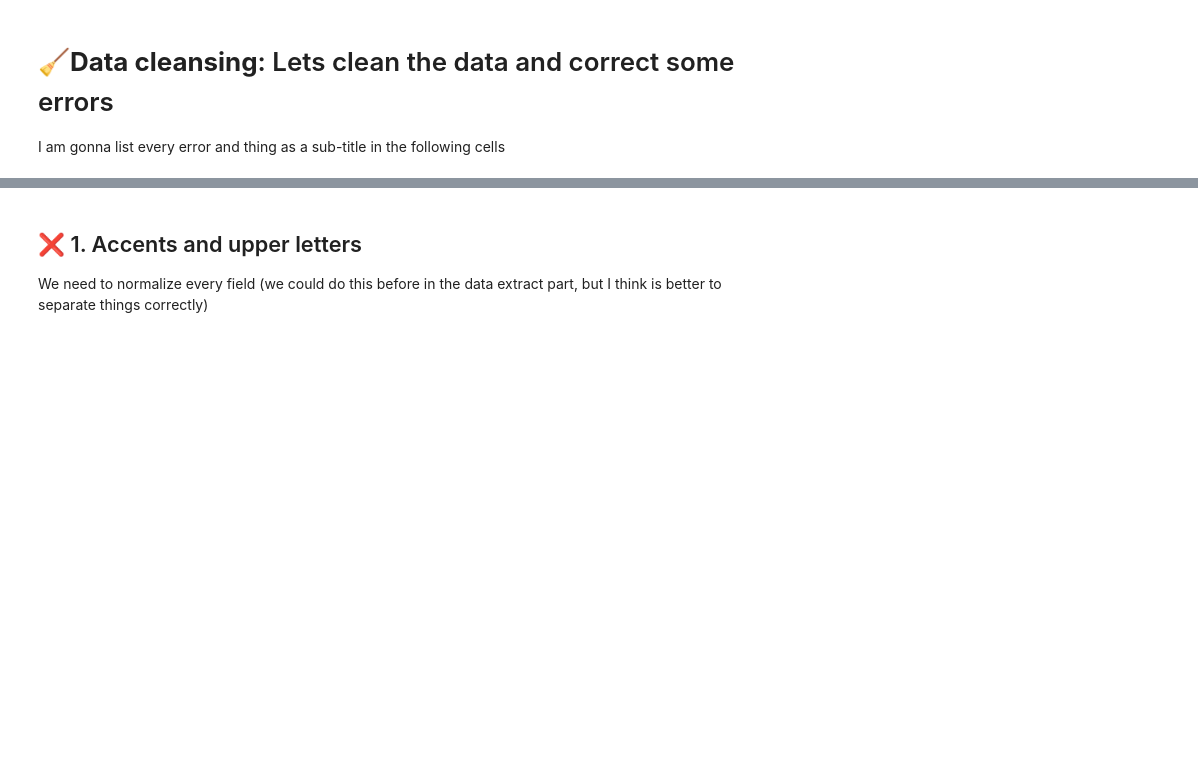
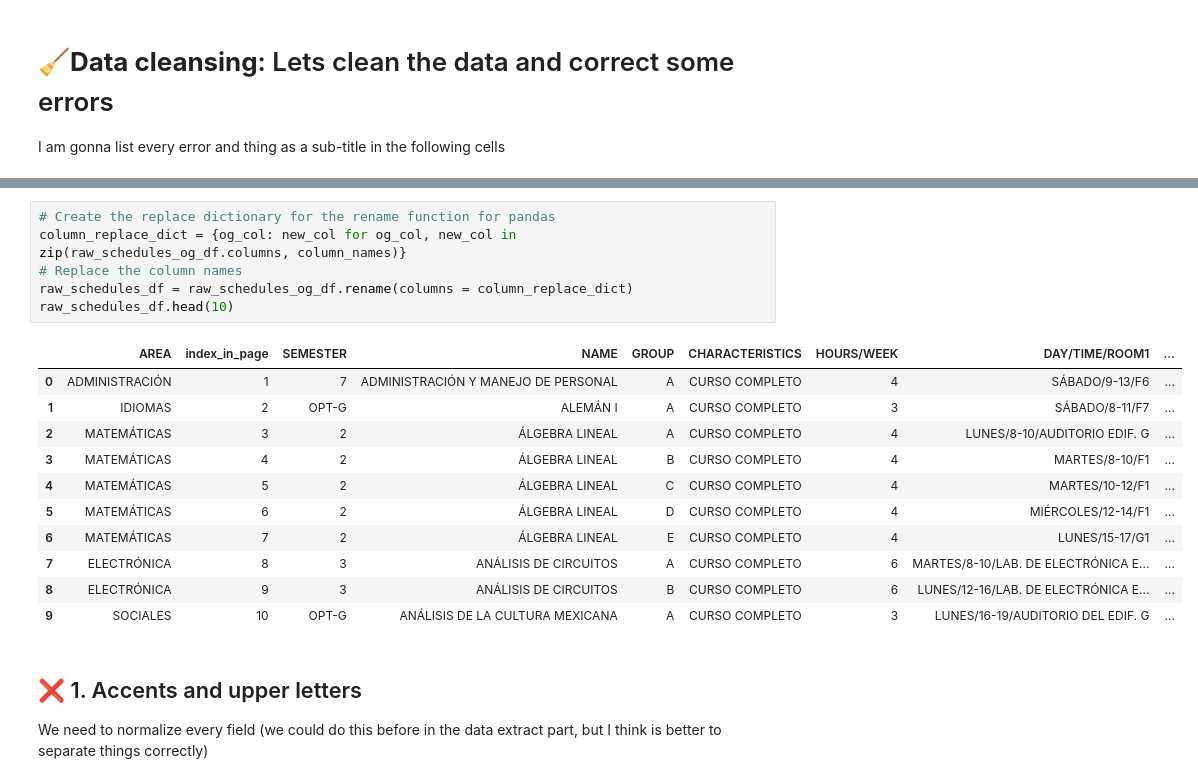
Before and after one commit to BubuDavid/DCI_hacedor_horarios_backend, a Jupyter notebook: data_analysis/Hacedor de Horarios - Step 1 - Data.ipynb, the cells around one changed output, grey strips where cells are left out. Saved outputs shown, nothing was run; the diff lists cells and outputs as text; blank space fills up the shorter version.

```diff
--- a/data_analysis/Hacedor de Horarios - Step 1 - Data.ipynb
+++ b/data_analysis/Hacedor de Horarios - Step 1 - Data.ipynb
@@ -125,3 +164,21 @@ I am gonna list every error and thing as a sub-title in the following cells
+# %%
+# Create the replace dictionary for the rename function for pandas
+column_replace_dict = {og_col: new_col for og_col, new_col in zip(raw_schedules_og_df.columns, column_names)}
+# Replace the column names
+raw_schedules_df = raw_schedules_og_df.rename(columns = column_replace_dict)
+raw_schedules_df.head(10)
+# %% [output]
+|  | AREA | index_in_page | SEMESTER | NAME | GROUP | CHARACTERISTICS | HOURS/WEEK | DAY/TIME/ROOM1 | ... |
+| 0 | ADMINISTRACIÓN | 1 | 7 | ADMINISTRACIÓN Y MANEJO DE PERSONAL | A | CURSO COMPLETO | 4 | SÁBADO/9-13/F6 | ... |
+| 1 | IDIOMAS | 2 | OPT-G | ALEMÁN I | A | CURSO COMPLETO | 3 | SÁBADO/8-11/F7 | ... |
+| 2 | MATEMÁTICAS | 3 | 2 | ÁLGEBRA LINEAL | A | CURSO COMPLETO | 4 | LUNES/8-10/AUDITORIO EDIF. G | ... |
+| 3 | MATEMÁTICAS | 4 | 2 | ÁLGEBRA LINEAL | B | CURSO COMPLETO | 4 | MARTES/8-10/F1 | ... |
+| 4 | MATEMÁTICAS | 5 | 2 | ÁLGEBRA LINEAL | C | CURSO COMPLETO | 4 | MARTES/10-12/F1 | ... |
+| 5 | MATEMÁTICAS | 6 | 2 | ÁLGEBRA LINEAL | D | CURSO COMPLETO | 4 | MIÉRCOLES/12-14/F1 | ... |
+| 6 | MATEMÁTICAS | 7 | 2 | ÁLGEBRA LINEAL | E | CURSO COMPLETO | 4 | LUNES/15-17/G1 | ... |
+| 7 | ELECTRÓNICA | 8 | 3 | ANÁLISIS DE CIRCUITOS | A | CURSO COMPLETO | 6 | MARTES/8-10/LAB. DE ELECTRÓNICA E... | ... |
+| 8 | ELECTRÓNICA | 9 | 3 | ANÁLISIS DE CIRCUITOS | B | CURSO COMPLETO | 6 | LUNES/12-16/LAB. DE ELECTRÓNICA E... | ... |
+| 9 | SOCIALES | 10 | OPT-G | ANÁLISIS DE LA CULTURA MEXICANA | A | CURSO COMPLETO | 3 | LUNES/16-19/AUDITORIO DEL EDIF. G | ... |
 # %% [markdown]
 ## ❌ 1. Accents and upper letters
 We need to normalize every field (we could do this before in the data extract part, but I think is better to separate things correctly)
```
Also changed, not shown: parts of 55 cells of this notebook, 5 other files.
